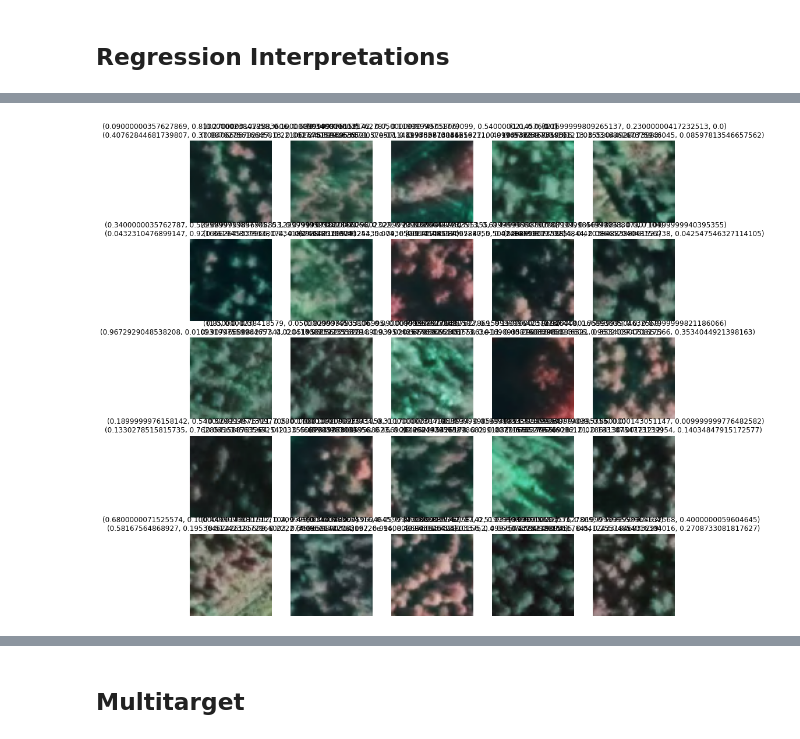
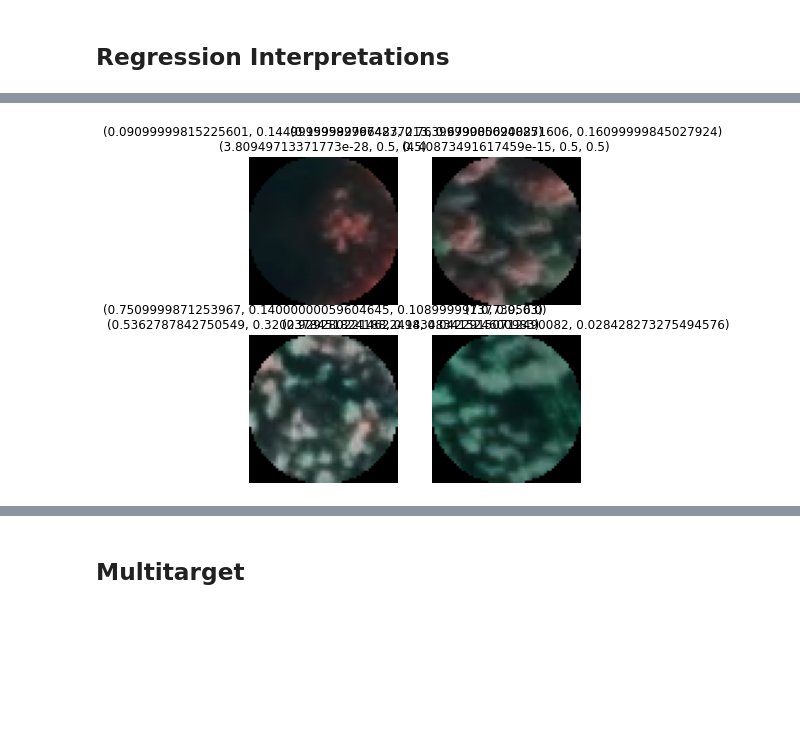
Before and after one commit to mayrajeo/enveco, a Jupyter notebook: examples/Major tree species with 2d CNN and aerial images.ipynb, the cells around one changed output, grey strips where cells are left out. Cells and saved outputs as stored; diff of their text form; code cells hidden in the pictures; blank space fills up the shorter version.

```diff
--- a/examples/Major tree species with 2d CNN and aerial images.ipynb
+++ b/examples/Major tree species with 2d CNN and aerial images.ipynb
@@ -85,7 +85,7 @@ stds = np.nanstd(rawimsarr, axis=(0,2,3))
 stats = np.array((means, stds))
 # %%
 def tree_pcts(row):
-    pcts = [np.round(row.v_ma/row.v,2), np.round(row.v_ku/row.v,2), np.round(row.v_lp/row.v,2)]
+    pcts = [np.round(row.v_ma/row.v,3), np.round(row.v_ku/row.v,3), np.round(row.v_lp/row.v,3)]
     return pcts
 # %%
 def species_in_plot(row):
@@ -136,7 +153,35 @@ test_df['major_species'] = test_df.apply(lambda row: maj_species(row), axis=1)
+# %%
+def get_train_aug(): return albumentations.Compose([
+            albumentations.Transpose(p=0.5),
+            albumentations.VerticalFlip(p=0.5),
+            albumentations.ShiftScaleRotate(p=0.5),
+            #albumentations.HueSaturationValue(
+            #    hue_shift_limit=0.2,
+            #    sat_shift_limit=0.2,
+            #    val_shift_limit=0.2,
+            #    p=0.5),
+            albumentations.ColorJitter(),
+            albumentations.CoarseDropout(p=0.5),
+            albumentations.Cutout(p=0.5)
+])
 # %%
 train_df['is_val'] = 0
 valid_df['is_val'] = 1
 trainval_df = pd.concat((train_df, valid_df))
+# %%
+class MaskPlotTfm(Transform):
+    order=99
+
+    def __init__(self, split_idx=None):
+        super().__init__(split_idx=split_idx)
+
+    def encodes(self, o:TensorImage):
+        center = (int(o.shape[1]/2), int(o.shape[2]/2))
+        Y, X = np.ogrid[:o.shape[1], :o.shape[2]]
+        dist_from_center = np.sqrt((X-center[0])**2 + (Y-center[1])**2)
+        mask = dist_from_center <= 31
+        o[:,~mask] = 0
+        return o
 # %%
 dls = ImageDataLoaders.from_df(trainval_df, path=data_path/'AV_tif', fn_col='sampleplotid',
                                suff='.tif', label_col=['rel_v_ma', 'rel_v_ku', 'rel_v_lp'],
@@ -146,10 +191,15 @@ dls = ImageDataLoaders.from_df(trainval_df, path=data_path/'AV_tif', fn_col='sam
                                valid_col='is_val', #label_delim=';',
                                batch_tfms=[
                                    Normalize.from_stats(*stats),
-                                   Dihedral(),
-                                   Brightness(max_lighting=0.2),
-                                   Contrast(max_lighting=0.2)
-                                ])
+                                   #Dihedral(),
+                                   #Brightness(max_lighting=0.2),
+                                   #Contrast(max_lighting=0.2),
+                                ],
+                                item_tfms=[
+                                    MaskPlotTfm(),
+                                    AlbumentationsTransform(get_train_aug())
+                                ]
+                                )
 # %%
 dls.show_batch()
 # %% [output]
@@ -256,8 +304,8 @@ plt.show()
 # %%
-model.show_results(max_n=25)
+model.show_results(max_n=4)
 # %% [output]
 [interactive output not drawn]
-[figure, old version]
+[figure, new version]
 # %%
 preds, targs = model.get_preds()
 # %% [output]
```
Also changed, not shown: parts of 24 cells of this notebook, 4 other files.
